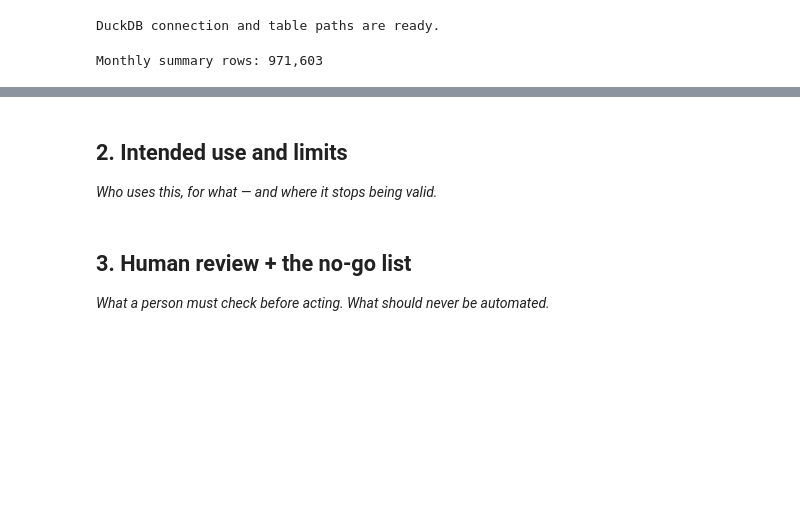
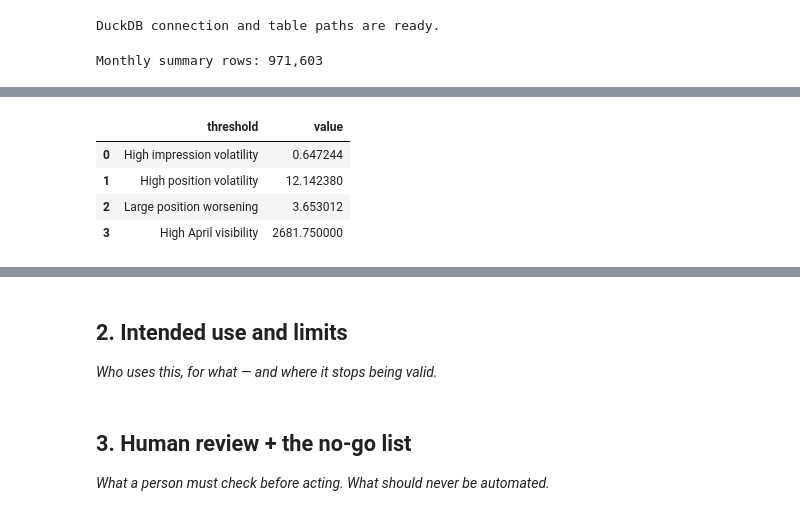
Before and after one commit to bsiddan25/Flyrankproject, a Jupyter notebook: work/notebooks/w07_action_playbook.ipynb, the cells around one changed output, grey strips where cells are left out. Drawn from its saved outputs; the diff is of its cells as text; code cells hidden in the pictures; blank space fills up the shorter version.

```diff
--- a/work/notebooks/w07_action_playbook.ipynb
+++ b/work/notebooks/w07_action_playbook.ipynb
@@ -155,0 +552,17 @@ Monthly summary rows: 971,603
+# %%
+grouped_splitter = StratifiedGroupKFold(
+    n_splits=5,
+    shuffle=True,
+    random_state=RANDOM_STATE,
+)
+
+grouped_oof_scores, grouped_fold_summary = (
+    generate_oof_predictions(
+        splitter=grouped_splitter,
+        X=X,
+        y=y,
+        groups=groups,
+        design_name="Client-grouped CV — after",
+        use_groups=True,
+    )
+)
@@ -155,0 +633,43 @@ Monthly summary rows: 971,603
+# %%
+impression_cv_cutoff = (
+    action_queue["current_impression_cv"]
+    .quantile(0.75)
+)
+
+position_std_cutoff = (
+    action_queue["current_position_std"]
+    .quantile(0.75)
+)
+
+position_change_cutoff = (
+    action_queue["position_change"]
+    .quantile(0.75)
+)
+
+high_visibility_cutoff = (
+    action_queue["apr_impressions"]
+    .quantile(0.75)
+)
+
+reason_thresholds = pd.DataFrame({
+    "threshold": [
+        "High impression volatility",
+        "High position volatility",
+        "Large position worsening",
+        "High April visibility",
+    ],
+    "value": [
+        impression_cv_cutoff,
+        position_std_cutoff,
+        position_change_cutoff,
+        high_visibility_cutoff,
+    ],
+})
+
+display(reason_thresholds)
+# %% [output]
+|  | threshold | value |
+| 0 | High impression volatility | 0.647244 |
+| 1 | High position volatility | 12.142380 |
+| 2 | Large position worsening | 3.653012 |
+| 3 | High April visibility | 2681.750000 |
```
Also changed, not shown: parts of 20 cells of this notebook.
